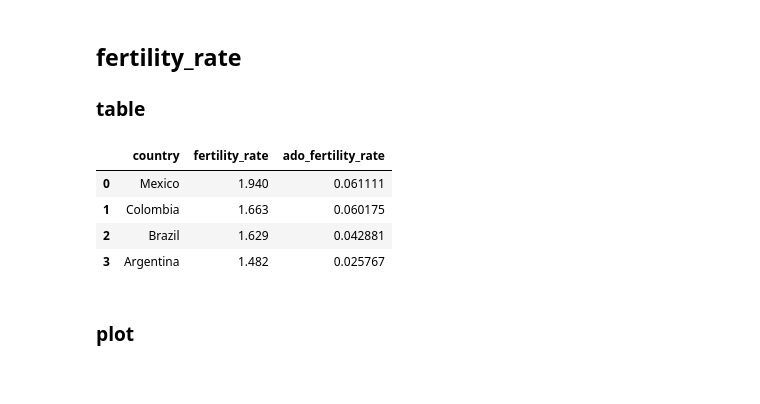
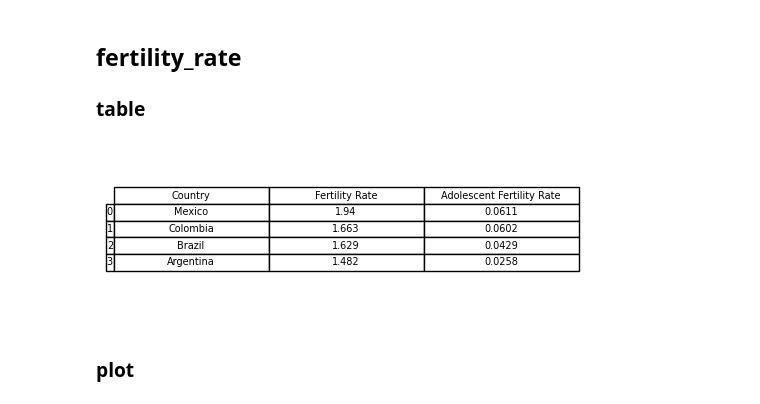
Before and after one commit to machristians/qtm350-final, a Jupyter notebook: scripts/figures.ipynb, the cells around one changed output. Saved outputs shown, nothing was run; the diff lists cells and outputs as text; code cells hidden in the pictures.

Commit message:
add table figures + re-render

```diff
--- a/scripts/figures.ipynb
+++ b/scripts/figures.ipynb
@@ -15,23 +15,27 @@ conn = sqlite3.connect('../data/wdi_data.db')
 # %%
 # SQL query
 query = """
 SELECT
     country,
     fertility_rate,
-    (adolescent_fertility_rate/1000) AS ado_fertility_rate
+    ROUND(adolescent_fertility_rate/1000, 4) AS ado_fertility_rate
 FROM wdi_data
 WHERE fertility_rate IS NOT NULL AND adolescent_fertility_rate IS NOT NULL
 ORDER BY fertility_rate DESC;
 """
 df1 = pd.read_sql_query(query, conn)
 
-display(pd.read_sql(query, conn))
+# save an image of the table:
+fig, ax = plt.subplots(figsize = (6,2))
+ax.axis("off")
+table = ax.table(cellText = df1.values,
+                 colLabels = ["Country", "Fertility Rate", "Adolescent Fertility Rate"],
+                 rowLabels = df1.index,
+                 loc = "center",
+                 cellLoc = "center")
+plt.savefig("../figures/fr_tab.png")
 # %% [output]
-|  | country | fertility_rate | ado_fertility_rate |
-| 0 | Mexico | 1.940 | 0.061111 |
-| 1 | Colombia | 1.663 | 0.060175 |
-| 2 | Brazil | 1.629 | 0.042881 |
-| 3 | Argentina | 1.482 | 0.025767 |
+[figure, added]
 # %% [markdown]
 ### plot
 # %%
```
Also changed, not shown: parts of 4 cells of this notebook, 46 other files.
